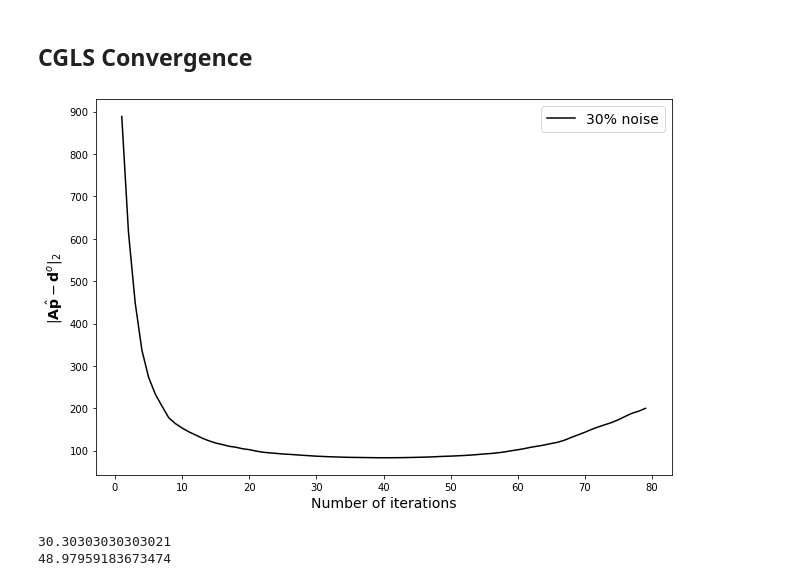
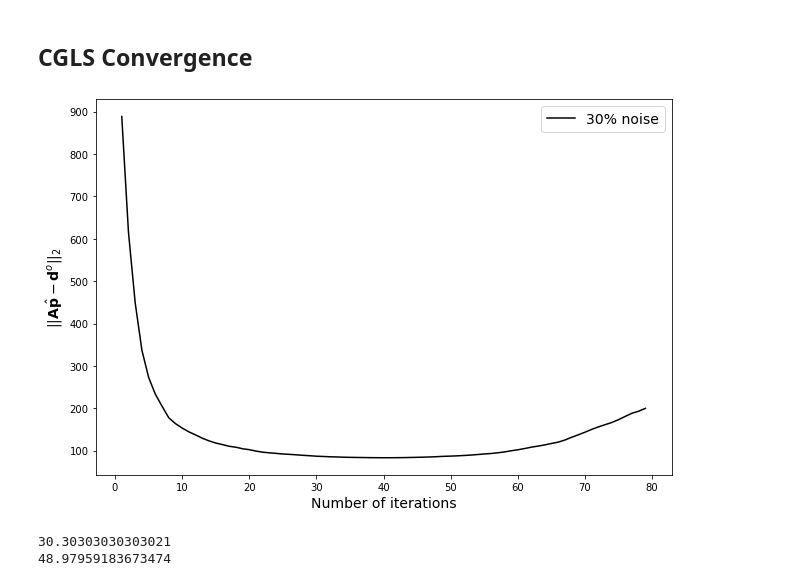
Before and after one commit to pinga-lab/eq_layer_mag_toeplitz, a Jupyter notebook: code/Fast_equivalent_BCCB_Magnetic_Irregular_Grid_030.ipynb, the cells around one changed output. Saved outputs shown, nothing was run; the diff lists cells and outputs as text; code cells hidden in the pictures.

```diff
--- a/code/Fast_equivalent_BCCB_Magnetic_Irregular_Grid_030.ipynb
+++ b/code/Fast_equivalent_BCCB_Magnetic_Irregular_Grid_030.ipynb
@@ -258,14 +258,14 @@ for k in itmax:
 # %%
 fig = plt.figure(figsize=(9,6))
 fig.patch.set_facecolor('xkcd:white')
 plt.plot(itmax,res_list_ls, 'k-', label='30% noise')
 plt.xlabel('Number of iterations', fontsize=14)
-plt.ylabel('$|\mathbf{A}\hat{\mathbf{p}} - \mathbf{d}^o|_2$', fontsize=14)
+plt.ylabel('$||\mathbf{A}\hat{\mathbf{p}} - \mathbf{d}^o||_2$', fontsize=14)
 plt.legend(loc='best', fontsize=14)
 plt.tight_layout();
 plt.savefig('figures/convergence_synthetic_mag_irregular_30.png', dpi=300)
 # %% [output]
-[figure, old version]
+[figure, new version]
 # %%
 print (x_perc)
 print (y_perc)
```
Also changed, not shown: 23 other files.
